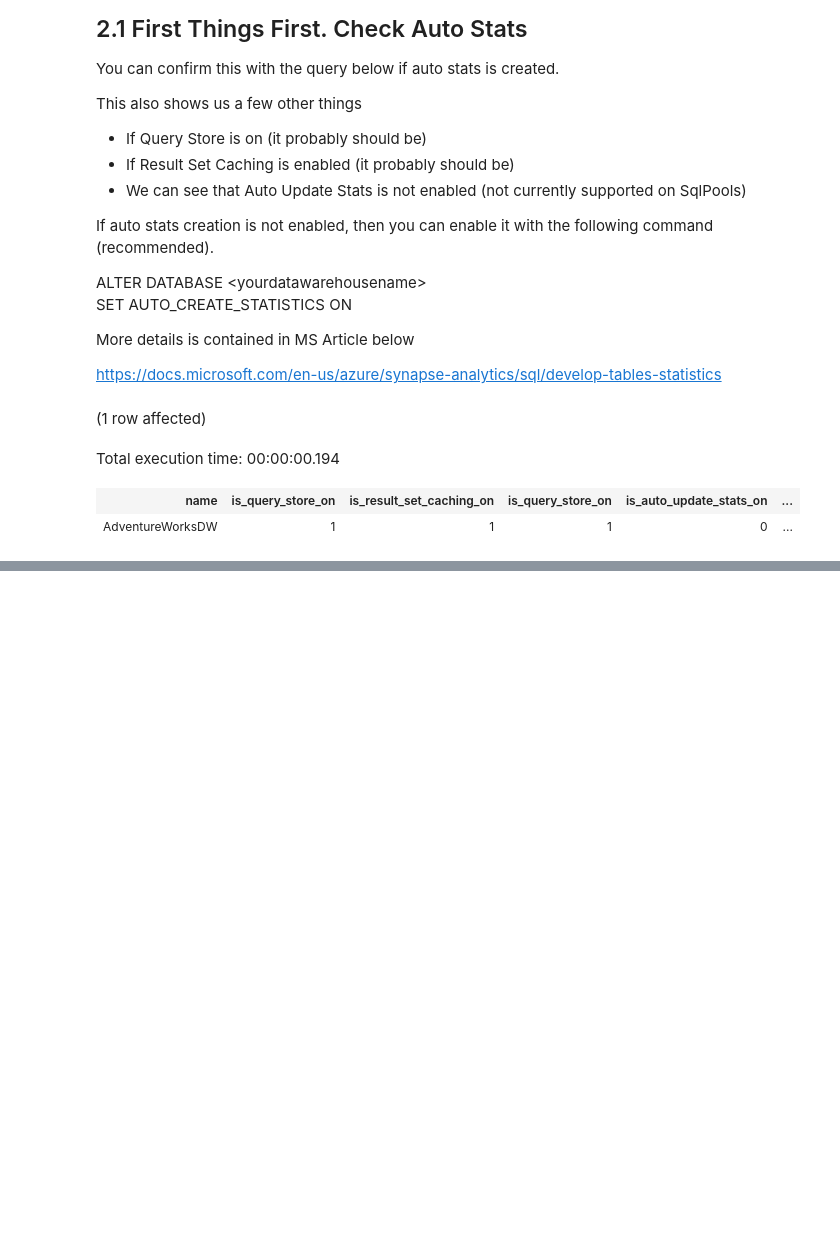
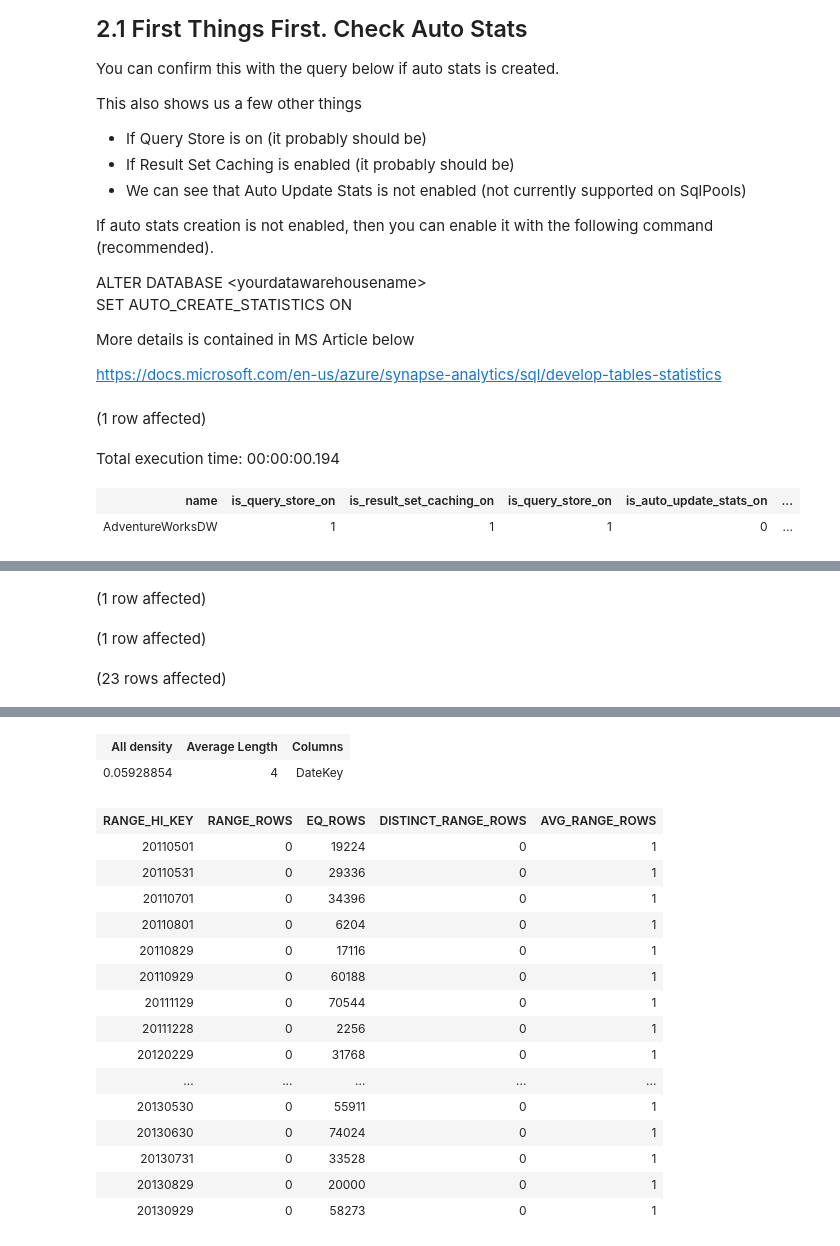
Before and after one commit to ProdataSQL/SynapseTools, a Jupyter notebook: SqlPools/Demos/02. StatsOptimize.ipynb, the cells around one changed output, grey strips where cells are left out. Drawn from its saved outputs; the diff is of its cells as text; code cells hidden in the pictures; blank space fills up the shorter version.

```diff
--- a/SqlPools/Demos/02. StatsOptimize.ipynb
+++ b/SqlPools/Demos/02. StatsOptimize.ipynb
@@ -82,0 +83,9 @@ We can also the the potenital for overlapping stats.
+# %%
+/*We can see what a Stats object looks like with below query */
+
+
+DBCC SHOW_STATISTICS ('dbo.FactFinance1m' , _WA_Sys_00000004_746F28F1)
+# %% [output]
+(1 row affected)
+(1 row affected)
+(23 rows affected)
@@ -82,0 +95,18 @@ We can also the the potenital for overlapping stats.
+| All density | Average Length | Columns |
+| 0.05928854 | 4 | DateKey |
+| RANGE_HI_KEY | RANGE_ROWS | EQ_ROWS | DISTINCT_RANGE_ROWS | AVG_RANGE_ROWS |
+| 20110501 | 0 | 19224 | 0 | 1 |
+| 20110531 | 0 | 29336 | 0 | 1 |
+| 20110701 | 0 | 34396 | 0 | 1 |
+| 20110801 | 0 | 6204 | 0 | 1 |
+| 20110829 | 0 | 17116 | 0 | 1 |
+| 20110929 | 0 | 60188 | 0 | 1 |
+| 20111129 | 0 | 70544 | 0 | 1 |
+| 20111228 | 0 | 2256 | 0 | 1 |
+| 20120229 | 0 | 31768 | 0 | 1 |
+| ... | ... | ... | ... | ... |
+| 20130530 | 0 | 55911 | 0 | 1 |
+| 20130630 | 0 | 74024 | 0 | 1 |
+| 20130731 | 0 | 33528 | 0 | 1 |
+| 20130829 | 0 | 20000 | 0 | 1 |
+| 20130929 | 0 | 58273 | 0 | 1 |
```
Also changed, not shown: parts of 3 cells of this notebook, 5 other files.
